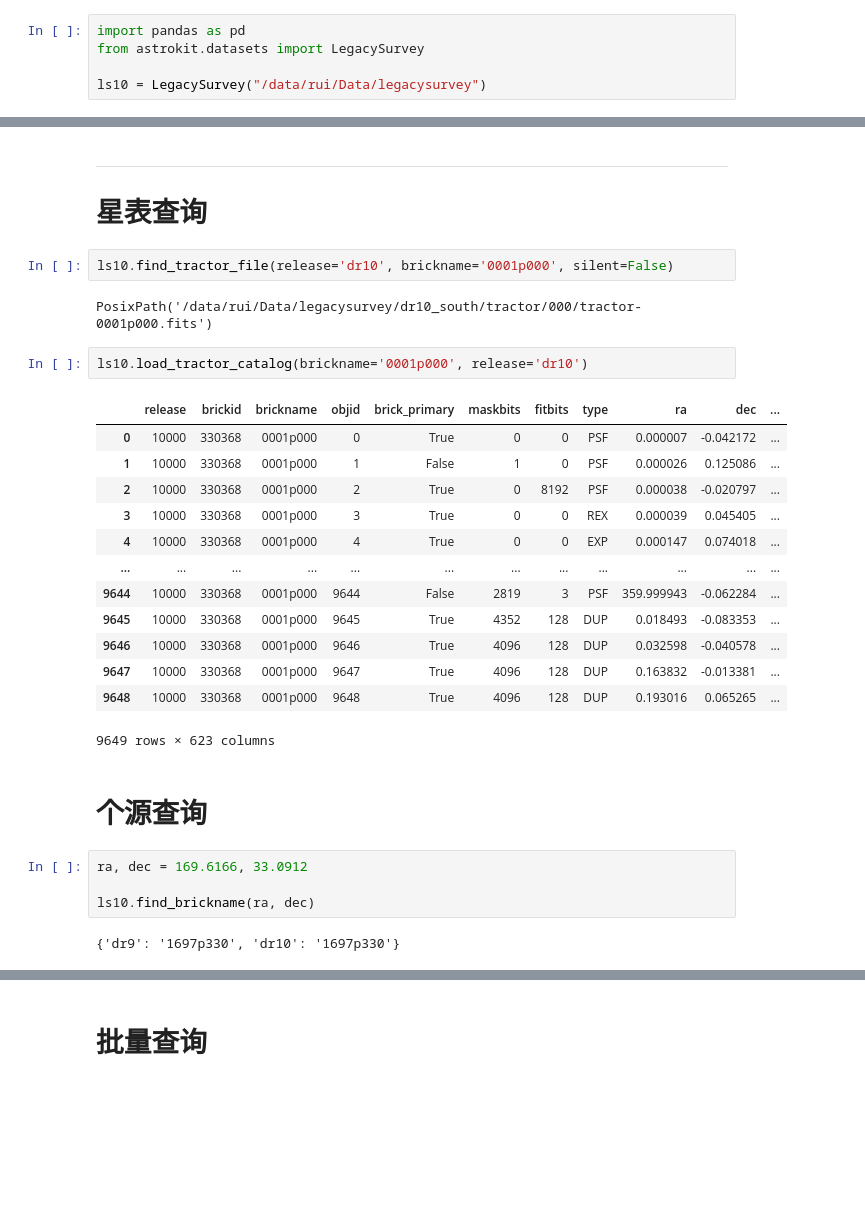
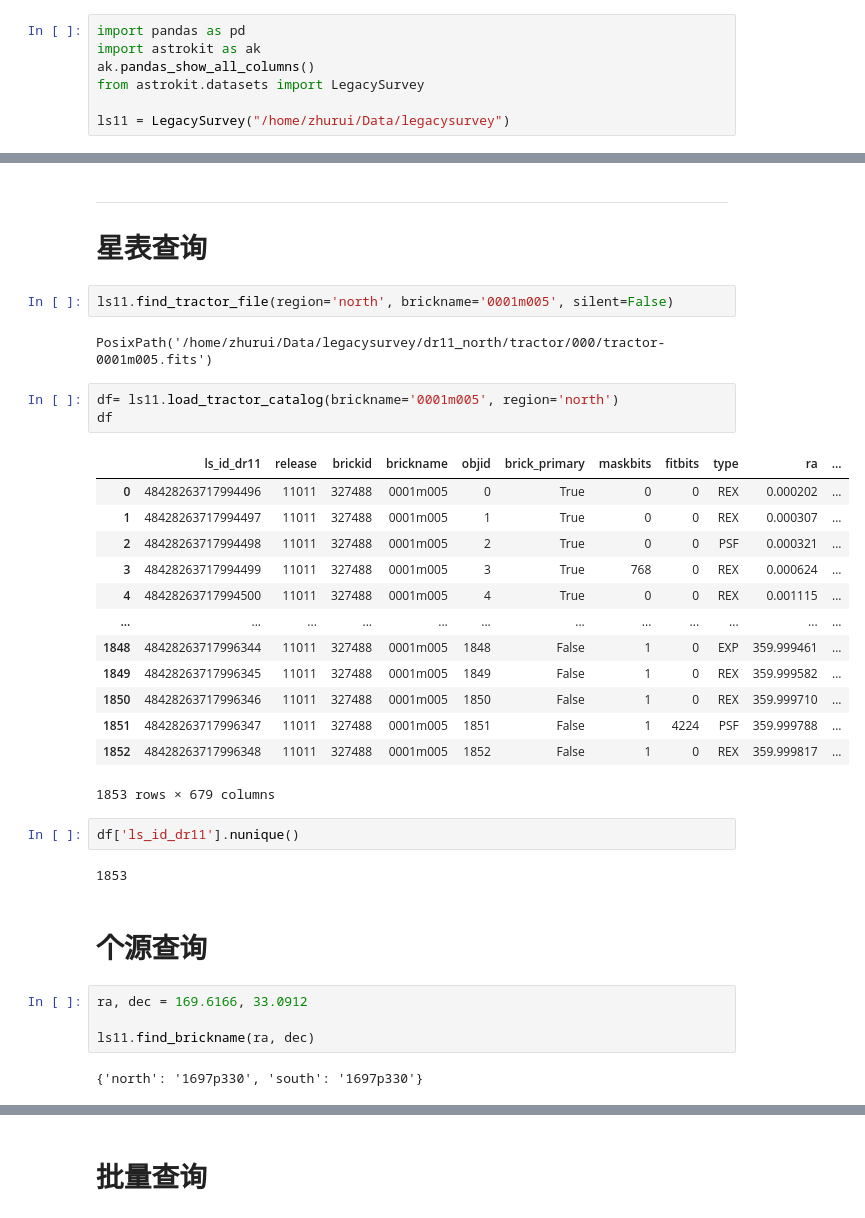
Before and after one commit to astro-zhurui/astrokit, a Jupyter notebook: demo/notebooks/astrokit_demo_legacysurvey.ipynb, the cells around one changed output, grey strips where cells are left out. Saved outputs shown, nothing was run; the diff lists cells and outputs as text; blank space fills up the shorter version.

```diff
--- a/demo/notebooks/astrokit_demo_legacysurvey.ipynb
+++ b/demo/notebooks/astrokit_demo_legacysurvey.ipynb
@@ -1,7 +1,9 @@
 # %%
 import pandas as pd
+import astrokit as ak
+ak.pandas_show_all_columns()
 from astrokit.datasets import LegacySurvey
 
-ls10 = LegacySurvey("/data/rui/Data/legacysurvey")
+ls11 = LegacySurvey("/home/zhurui/Data/legacysurvey")
 # %% [markdown]
 # Check the bricks infomation
@@ -33,30 +48,35 @@ Name: count, dtype: int64
 ---
 # 星表查询
 # %%
-ls10.find_tractor_file(release='dr10', brickname='0001p000', silent=False)
+ls11.find_tractor_file(region='north', brickname='0001m005', silent=False)
 # %% [output]
-PosixPath('/data/rui/Data/legacysurvey/dr10_south/tractor/000/tractor-0001p000.fits')
+PosixPath('/home/zhurui/Data/legacysurvey/dr11_north/tractor/000/tractor-0001m005.fits')
 # %%
-ls10.load_tractor_catalog(brickname='0001p000', release='dr10')
+df= ls11.load_tractor_catalog(brickname='0001m005', region='north')
+df
 # %% [output]
-|  | release | brickid | brickname | objid | brick_primary | maskbits | fitbits | type | ra | dec | ... |
-| 0 | 10000 | 330368 | 0001p000 | 0 | True | 0 | 0 | PSF | 0.000007 | -0.042172 | ... |
-| 1 | 10000 | 330368 | 0001p000 | 1 | False | 1 | 0 | PSF | 0.000026 | 0.125086 | ... |
-| 2 | 10000 | 330368 | 0001p000 | 2 | True | 0 | 8192 | PSF | 0.000038 | -0.020797 | ... |
-| 3 | 10000 | 330368 | 0001p000 | 3 | True | 0 | 0 | REX | 0.000039 | 0.045405 | ... |
-| 4 | 10000 | 330368 | 0001p000 | 4 | True | 0 | 0 | EXP | 0.000147 | 0.074018 | ... |
+|  | ls_id_dr11 | release | brickid | brickname | objid | brick_primary | maskbits | fitbits | type | ra | ... |
+| 0 | 48428263717994496 | 11011 | 327488 | 0001m005 | 0 | True | 0 | 0 | REX | 0.000202 | ... |
+| 1 | 48428263717994497 | 11011 | 327488 | 0001m005 | 1 | True | 0 | 0 | REX | 0.000307 | ... |
+| 2 | 48428263717994498 | 11011 | 327488 | 0001m005 | 2 | True | 0 | 0 | PSF | 0.000321 | ... |
+| 3 | 48428263717994499 | 11011 | 327488 | 0001m005 | 3 | True | 768 | 0 | REX | 0.000624 | ... |
+| 4 | 48428263717994500 | 11011 | 327488 | 0001m005 | 4 | True | 0 | 0 | REX | 0.001115 | ... |
 | ... | ... | ... | ... | ... | ... | ... | ... | ... | ... | ... | ... |
-| 9644 | 10000 | 330368 | 0001p000 | 9644 | False | 2819 | 3 | PSF | 359.999943 | -0.062284 | ... |
-| 9645 | 10000 | 330368 | 0001p000 | 9645 | True | 4352 | 128 | DUP | 0.018493 | -0.083353 | ... |
-| 9646 | 10000 | 330368 | 0001p000 | 9646 | True | 4096 | 128 | DUP | 0.032598 | -0.040578 | ... |
-| 9647 | 10000 | 330368 | 0001p000 | 9647 | True | 4096 | 128 | DUP | 0.163832 | -0.013381 | ... |
-| 9648 | 10000 | 330368 | 0001p000 | 9648 | True | 4096 | 128 | DUP | 0.193016 | 0.065265 | ... |
+| 1848 | 48428263717996344 | 11011 | 327488 | 0001m005 | 1848 | False | 1 | 0 | EXP | 359.999461 | ... |
+| 1849 | 48428263717996345 | 11011 | 327488 | 0001m005 | 1849 | False | 1 | 0 | REX | 359.999582 | ... |
+| 1850 | 48428263717996346 | 11011 | 327488 | 0001m005 | 1850 | False | 1 | 0 | REX | 359.999710 | ... |
+| 1851 | 48428263717996347 | 11011 | 327488 | 0001m005 | 1851 | False | 1 | 4224 | PSF | 359.999788 | ... |
+| 1852 | 48428263717996348 | 11011 | 327488 | 0001m005 | 1852 | False | 1 | 0 | REX | 359.999817 | ... |
-9649 rows × 623 columns
+1853 rows × 679 columns
+# %%
+df['ls_id_dr11'].nunique()
+# %% [output]
+1853
 # %% [markdown]
 # 个源查询
 # %%
 ra, dec = 169.6166, 33.0912
 
-ls10.find_brickname(ra, dec)
+ls11.find_brickname(ra, dec)
 # %% [output]
-{'dr9': '1697p330', 'dr10': '1697p330'}
+{'north': '1697p330', 'south': '1697p330'}
```
Also changed, not shown: parts of 8 cells of this notebook, 2 other files.
